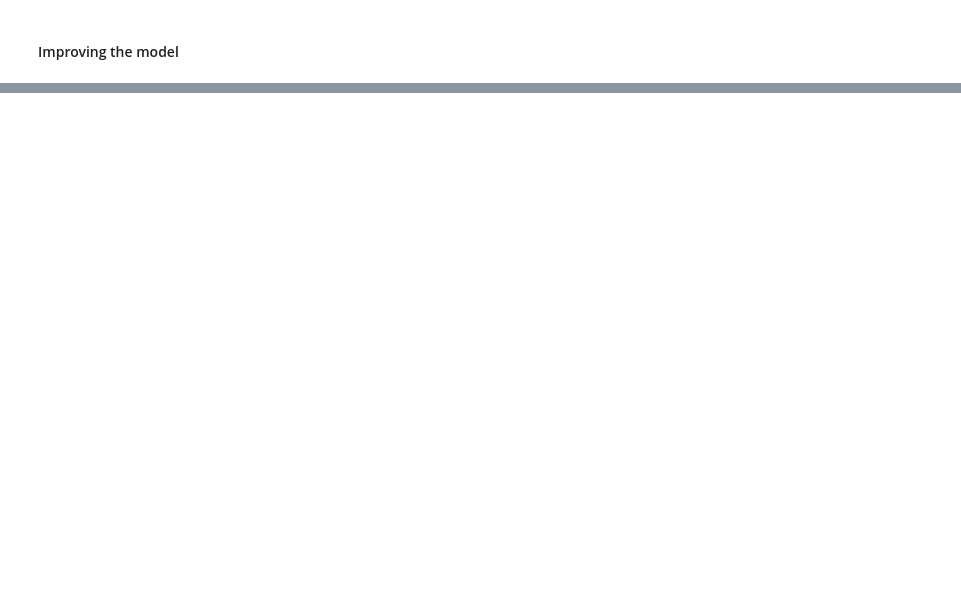
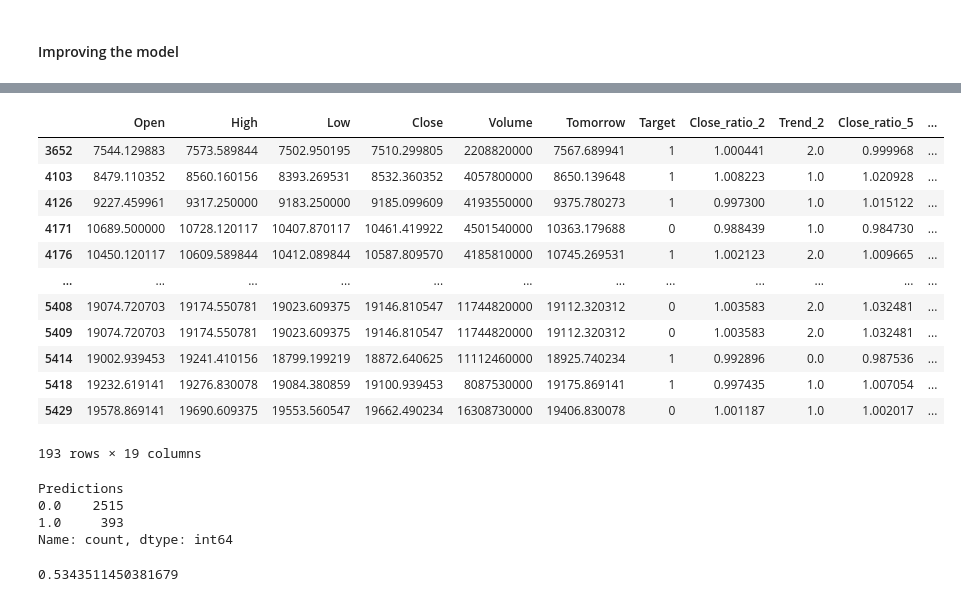
Before and after one commit to Crusoe22/Moss_ML_Capstone, a Jupyter notebook: main.ipynb, the cells around one changed output, grey strips where cells are left out. Drawn from its saved outputs; the diff is of its cells as text; code cells hidden in the pictures; blank space fills up the shorter version.

```diff
--- a/main.ipynb
+++ b/main.ipynb
@@ -274,0 +360,67 @@ precision_score(predictions["Target"], predictions["Predictions"])
+# %%
+# Step 1: Convert the sentiment_scores list to a DataFrame
+sentiment_scores_df = pd.DataFrame(sentiment_scores, columns=["Date", "Polarity"])
+
+# Step 2: Ensure 'Date' is datetime and create 'DateOnly'
+sentiment_scores_df['Date'] = pd.to_datetime(sentiment_scores_df['Date'])
+sentiment_scores_df['DateOnly'] = sentiment_scores_df['Date'].dt.date
+
+# Step 3: Create 'DateOnly' in nasdaq without changing index
+nasdaq = nasdaq.copy()
+nasdaq['DateOnly'] = nasdaq.index.date
+
+# Step 4: Merge using 'DateOnly' while preserving original datetime index
+merged_df = nasdaq.merge(
+    sentiment_scores_df[['DateOnly', 'Polarity']],
+    on='DateOnly',
+    how='left'
+)
+
+# Step 5: Drop rows with missing Polarity if needed
+merged_df = merged_df.dropna(subset=['Polarity'])
+
+# ✅ At this point, merged_df still has the original datetime index
+#    because we did not reset it during merging.
+# %%
+merged_df
+# %% [output]
+|  | Open | High | Low | Close | Volume | Tomorrow | Target | Close_ratio_2 | Trend_2 | Close_ratio_5 | ... |
+| 3652 | 7544.129883 | 7573.589844 | 7502.950195 | 7510.299805 | 2208820000 | 7567.689941 | 1 | 1.000441 | 2.0 | 0.999968 | ... |
+| 4103 | 8479.110352 | 8560.160156 | 8393.269531 | 8532.360352 | 4057800000 | 8650.139648 | 1 | 1.008223 | 1.0 | 1.020928 | ... |
+| 4126 | 9227.459961 | 9317.250000 | 9183.250000 | 9185.099609 | 4193550000 | 9375.780273 | 1 | 0.997300 | 1.0 | 1.015122 | ... |
+| 4171 | 10689.500000 | 10728.120117 | 10407.870117 | 10461.419922 | 4501540000 | 10363.179688 | 0 | 0.988439 | 1.0 | 0.984730 | ... |
+| 4176 | 10450.120117 | 10609.589844 | 10412.089844 | 10587.809570 | 4185810000 | 10745.269531 | 1 | 1.002123 | 2.0 | 1.009665 | ... |
+| ... | ... | ... | ... | ... | ... | ... | ... | ... | ... | ... | ... |
+| 5408 | 19074.720703 | 19174.550781 | 19023.609375 | 19146.810547 | 11744820000 | 19112.320312 | 0 | 1.003583 | 2.0 | 1.032481 | ... |
+| 5409 | 19074.720703 | 19174.550781 | 19023.609375 | 19146.810547 | 11744820000 | 19112.320312 | 0 | 1.003583 | 2.0 | 1.032481 | ... |
+| 5414 | 19002.939453 | 19241.410156 | 18799.199219 | 18872.640625 | 11112460000 | 18925.740234 | 1 | 0.992896 | 0.0 | 0.987536 | ... |
+| 5418 | 19232.619141 | 19276.830078 | 19084.380859 | 19100.939453 | 8087530000 | 19175.869141 | 1 | 0.997435 | 1.0 | 1.007054 | ... |
+| 5429 | 19578.869141 | 19690.609375 | 19553.560547 | 19662.490234 | 16308730000 | 19406.830078 | 0 | 1.001187 | 1.0 | 1.002017 | ... |
+193 rows × 19 columns
+# %%
+model = RandomForestClassifier(n_estimators=100, min_samples_split=5, random_state=1)
+
+new_predictors.append("Polarity")
+
+def predict(train, test, predictors, model):
+    model.fit(train[predictors], train["Target"])
+    preds = model.predict_proba(test[predictors])[:,1]
+    # Make model more confident in predictions
+    preds[preds >= .6] = 1
+    preds[preds < .6] = 0
+    preds = pd.Series(preds, index=test.index, name="Predictions")
+    combined = pd.concat([test["Target"], preds], axis=1)
+    return combined
+
+#predictions = backtest(merged_df, model, new_predictors)
+
+predictions["Predictions"].value_counts()
+# %% [output]
+Predictions
+0.0    2515
+1.0     393
+Name: count, dtype: int64
+# %%
+precision_score(predictions["Target"], predictions["Predictions"])
+# %% [output]
+0.5343511450381679
```
Also changed, not shown: parts of 24 cells of this notebook, 3 other files.
